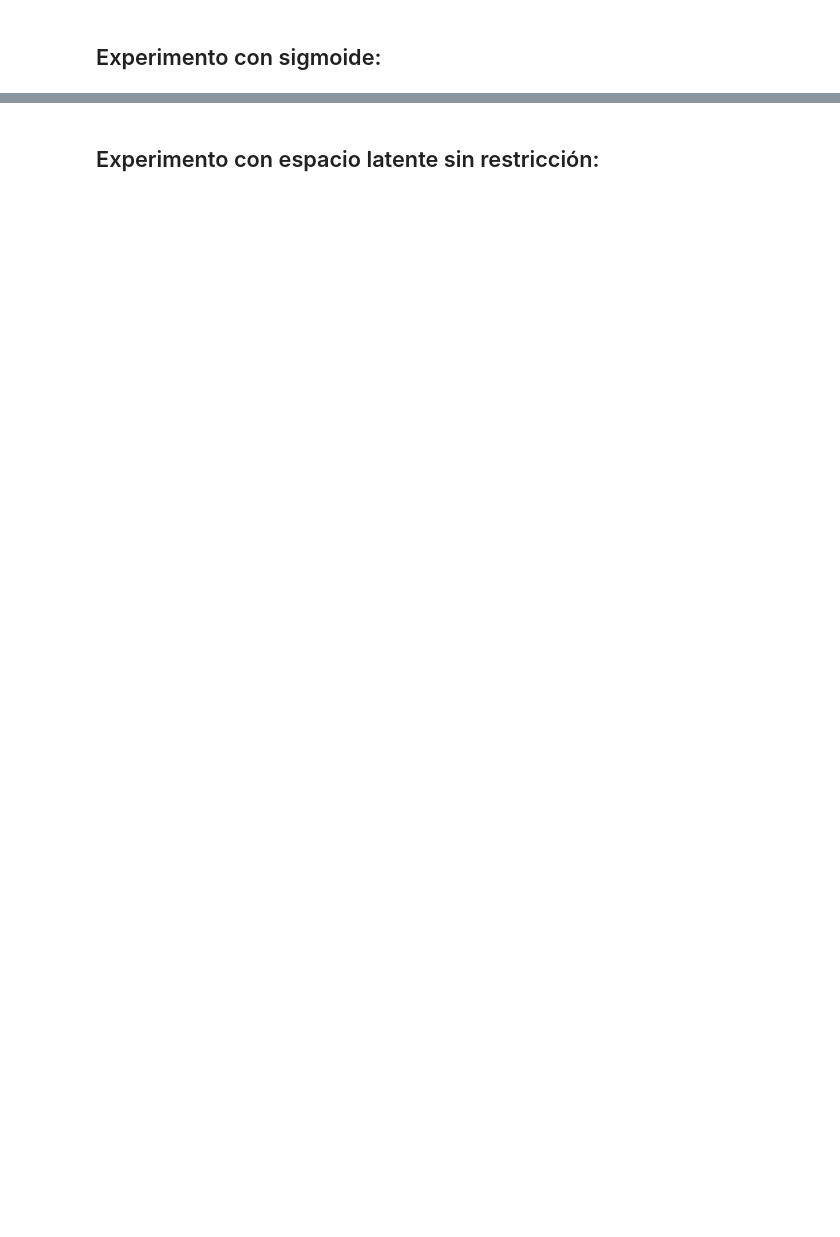
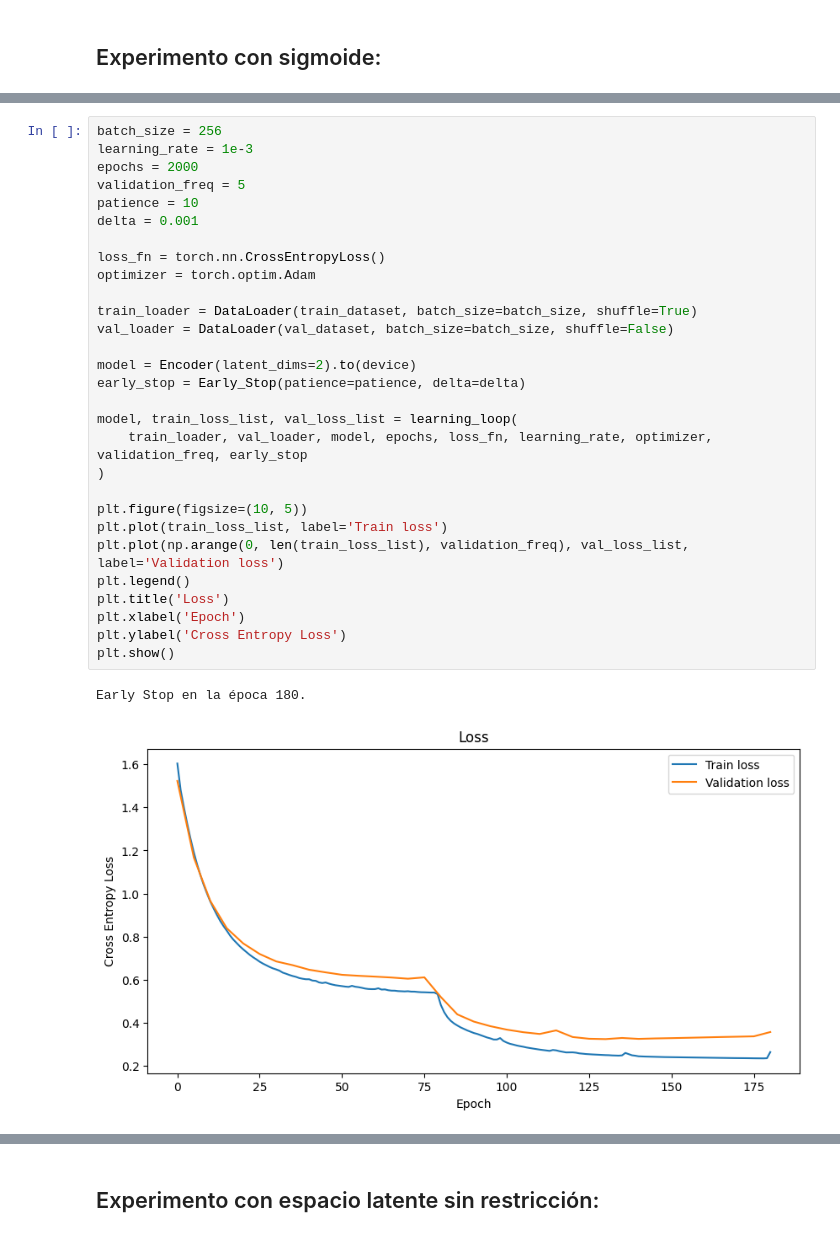
Before and after one commit to Lucy-syu/Out-of-distribution-Detection-Model, a Jupyter notebook: OODAutoencoder.ipynb, the cells around one changed output, grey strips where cells are left out. Drawn from its saved outputs; the diff is of its cells as text; blank space fills up the shorter version.

```diff
--- a/OODAutoencoder.ipynb
+++ b/OODAutoencoder.ipynb
@@ -185,0 +195,32 @@ def covariance_ellipse(points, num_of_stds=2.0, **kwargs):
+# %%
+batch_size = 256
+learning_rate = 1e-3
+epochs = 2000
+validation_freq = 5
+patience = 10
+delta = 0.001
+
+loss_fn = torch.nn.CrossEntropyLoss()
+optimizer = torch.optim.Adam
+
+train_loader = DataLoader(train_dataset, batch_size=batch_size, shuffle=True)
+val_loader = DataLoader(val_dataset, batch_size=batch_size, shuffle=False)
+
+model = Encoder(latent_dims=2).to(device)
+early_stop = Early_Stop(patience=patience, delta=delta)
+
+model, train_loss_list, val_loss_list = learning_loop(
+    train_loader, val_loader, model, epochs, loss_fn, learning_rate, optimizer, validation_freq, early_stop
+)
+
+plt.figure(figsize=(10, 5))
+plt.plot(train_loss_list, label='Train loss')
+plt.plot(np.arange(0, len(train_loss_list), validation_freq), val_loss_list, label='Validation loss')
+plt.legend()
+plt.title('Loss')
+plt.xlabel('Epoch')
+plt.ylabel('Cross Entropy Loss')
+plt.show()
+# %% [output]
+Early Stop en la época 180.
+[figure, added]
```
Also changed, not shown: parts of 36 cells of this notebook.
